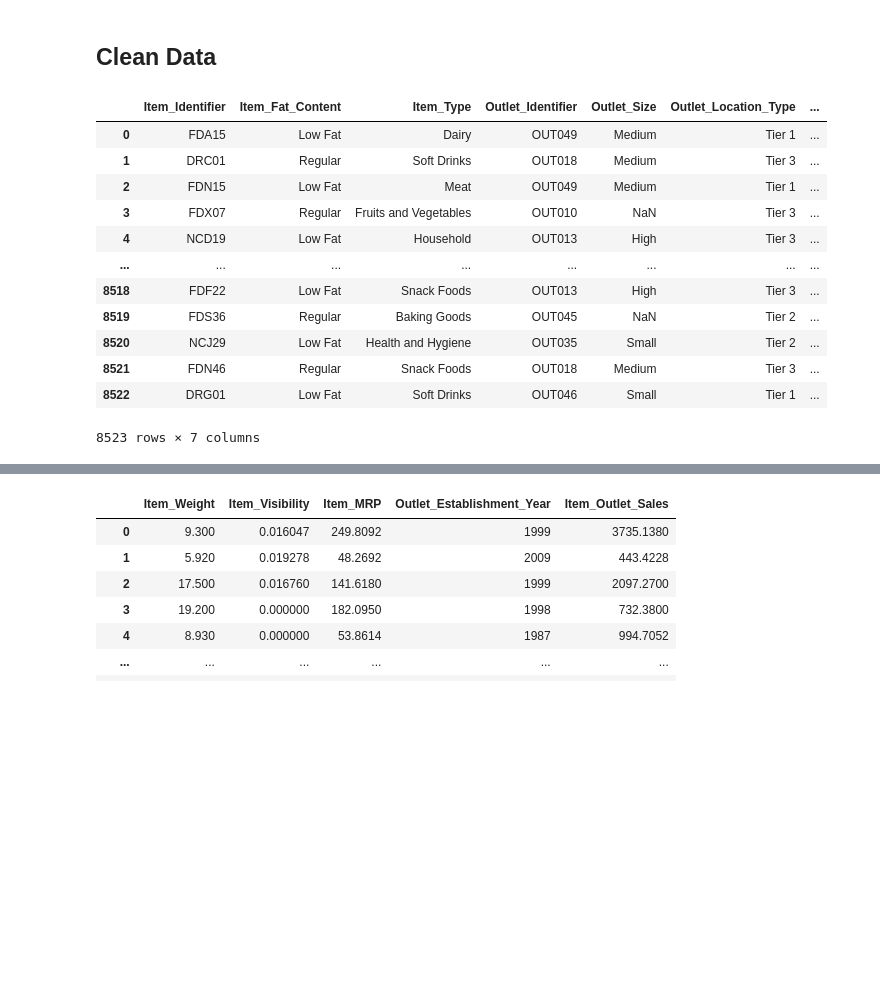
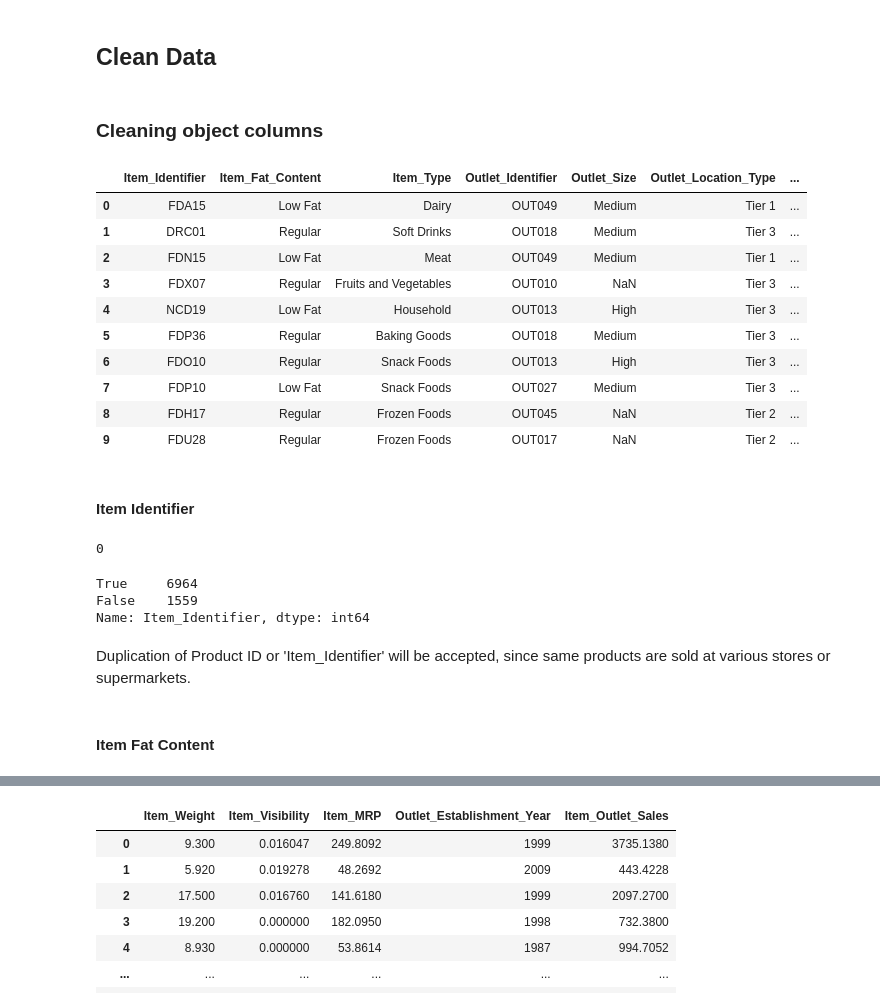
Before and after one commit to JoshTorre/Prediction-of-Product-Sales, a Jupyter notebook: Prediction_of_Product_Sales.ipynb, the cells around one changed output, grey strips where cells are left out. Saved outputs shown, nothing was run; the diff lists cells and outputs as text; code cells hidden in the pictures; blank space fills up the shorter version.

```diff
--- a/Prediction_of_Product_Sales.ipynb
+++ b/Prediction_of_Product_Sales.ipynb
@@ -51,20 +53,39 @@ df.shape
 (8523, 12)
 # %% [markdown]
 ## Clean Data
+# %% [markdown]
+### Cleaning object columns
 # %%
 # Inspect only object columns
-df.select_dtypes('object')
+pd.set_option('display.max_rows', None)
+df.select_dtypes('object').head(10)
 # %% [output]
 |  | Item_Identifier | Item_Fat_Content | Item_Type | Outlet_Identifier | Outlet_Size | Outlet_Location_Type | ... |
 | 0 | FDA15 | Low Fat | Dairy | OUT049 | Medium | Tier 1 | ... |
 | 1 | DRC01 | Regular | Soft Drinks | OUT018 | Medium | Tier 3 | ... |
 | 2 | FDN15 | Low Fat | Meat | OUT049 | Medium | Tier 1 | ... |
 | 3 | FDX07 | Regular | Fruits and Vegetables | OUT010 | NaN | Tier 3 | ... |
 | 4 | NCD19 | Low Fat | Household | OUT013 | High | Tier 3 | ... |
-| ... | ... | ... | ... | ... | ... | ... | ... |
-| 8518 | FDF22 | Low Fat | Snack Foods | OUT013 | High | Tier 3 | ... |
-| 8519 | FDS36 | Regular | Baking Goods | OUT045 | NaN | Tier 2 | ... |
-| 8520 | NCJ29 | Low Fat | Health and Hygiene | OUT035 | Small | Tier 2 | ... |
-| 8521 | FDN46 | Regular | Snack Foods | OUT018 | Medium | Tier 3 | ... |
-| 8522 | DRG01 | Low Fat | Soft Drinks | OUT046 | Small | Tier 1 | ... |
+| 5 | FDP36 | Regular | Baking Goods | OUT018 | Medium | Tier 3 | ... |
+| 6 | FDO10 | Regular | Snack Foods | OUT013 | High | Tier 3 | ... |
+| 7 | FDP10 | Low Fat | Snack Foods | OUT027 | Medium | Tier 3 | ... |
+| 8 | FDH17 | Regular | Frozen Foods | OUT045 | NaN | Tier 2 | ... |
+| 9 | FDU28 | Regular | Frozen Foods | OUT017 | NaN | Tier 2 | ... |
-8523 rows × 7 columns
+# %% [markdown]
+#### Item Identifier
+# %%
+# Inspect if 'Item_Identifier' has any null values
+df['Item_Identifier'].isna().sum()
+# %% [output]
+0
+# %%
+# Inspect if 'Item_Identifier' has duplicated values
+df['Item_Identifier'].duplicated().value_counts()
+# %% [output]
+True     6964
+False    1559
+Name: Item_Identifier, dtype: int64
+# %% [markdown]
+Duplication of Product ID or 'Item_Identifier' will be accepted, since same products are sold at various stores or supermarkets.
+# %% [markdown]
+#### Item Fat Content
```
Also changed, not shown: parts of 25 cells of this notebook.
